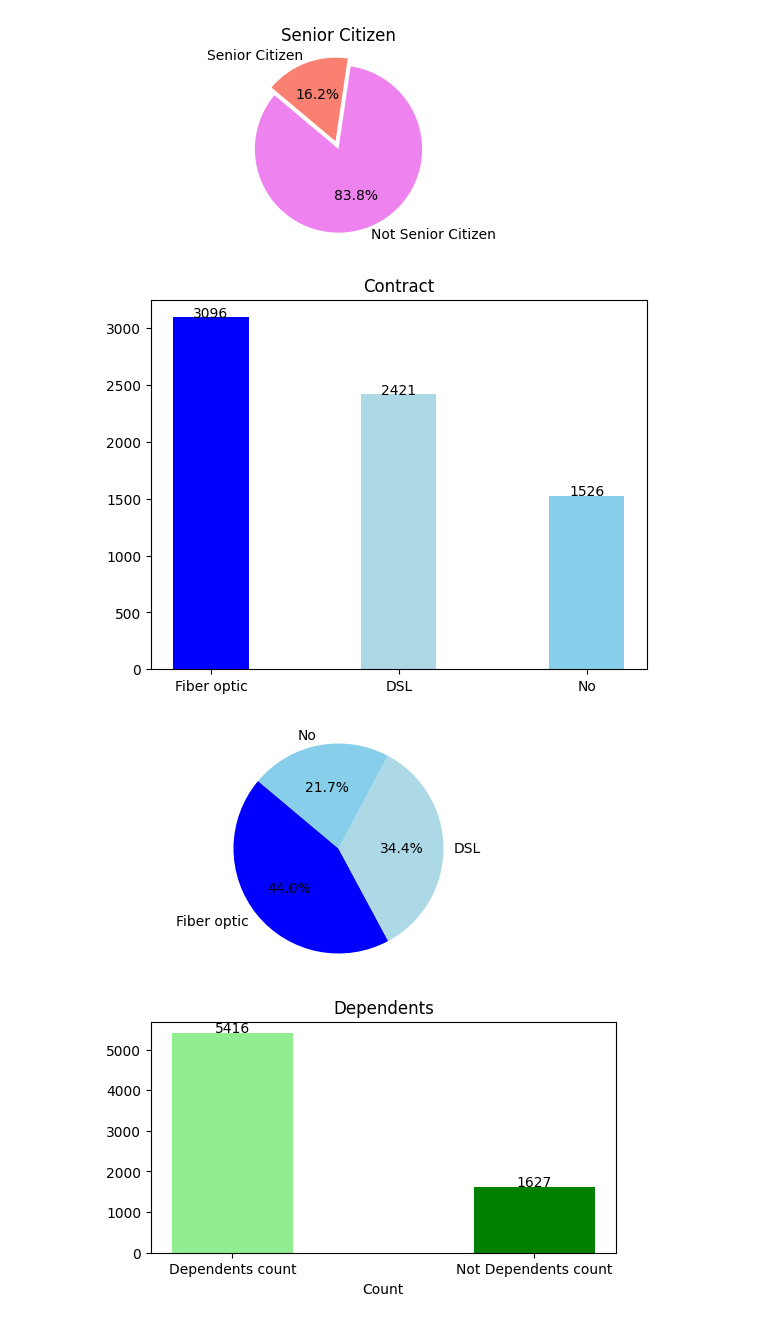
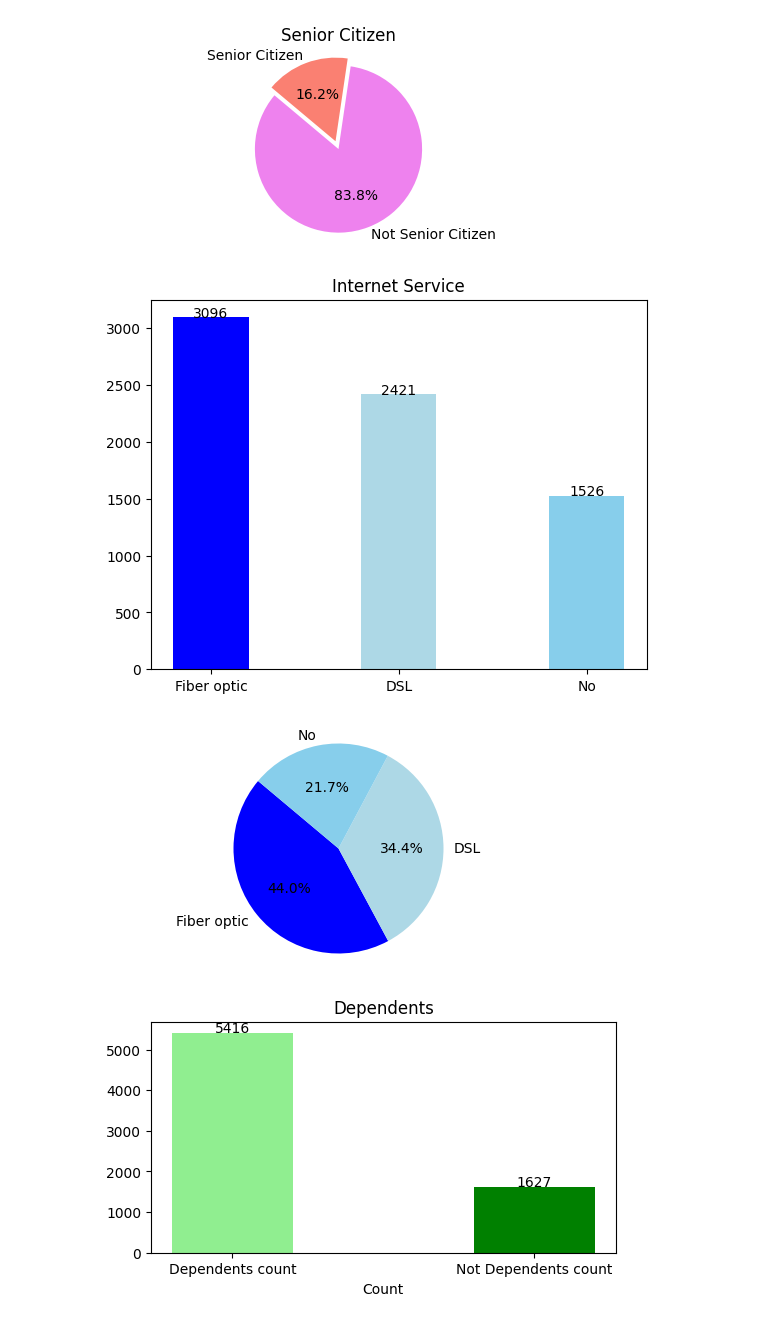
Before and after one commit to neyud/LTCSDL, a Jupyter notebook: churn_telco (1).ipynb, the cells around one changed output. Saved outputs shown, nothing was run; the diff lists cells and outputs as text; code cells hidden in the pictures.

```diff
--- a/churn_telco (1).ipynb
+++ b/churn_telco (1).ipynb
@@ -374,36 +378,36 @@ colors = ['blue', 'lightblue', 'skyblue']
 plt.bar(['Fiber optic', 'DSL','No'], [ Fiber_optic_count, DSL_count,No_count], color=colors, width=0.4)
 
 # Đặt tiêu đề cho biểu đồ
-plt.title('Contract')
+plt.title('Internet Service')
 
 for i, count in enumerate([Fiber_optic_count, DSL_count,No_count]):
     plt.text(i, count + 0.1, str(count), ha='center')
 
 # Hiển thị biểu đồ
 plt.show()
 
 
 
 # Tạo danh sách số lượng và nhãn
 counts = [Fiber_optic_count, DSL_count, No_count]
 labels = ['Fiber optic', 'DSL', 'No']
 
 # Tạo biểu đồ tròn
 explode = (0, 0, 0)
 
 plt.figure(figsize=(6, 3))
 plt.pie(counts, explode=explode, labels=labels, colors=colors, autopct='%1.1f%%', startangle=140)
 
 # Đặt tiêu đề
 plt.title('')
 
 # Đảm bảo biểu đồ tròn
 plt.axis('equal')
 
 # Hiển thị biểu đồ tròn
 plt.show()
 # %% [output]
-[figure, old version]
+[figure, new version]
 [figure]
 # %%
 
```
Also changed, not shown: parts of 6 cells of this notebook.
